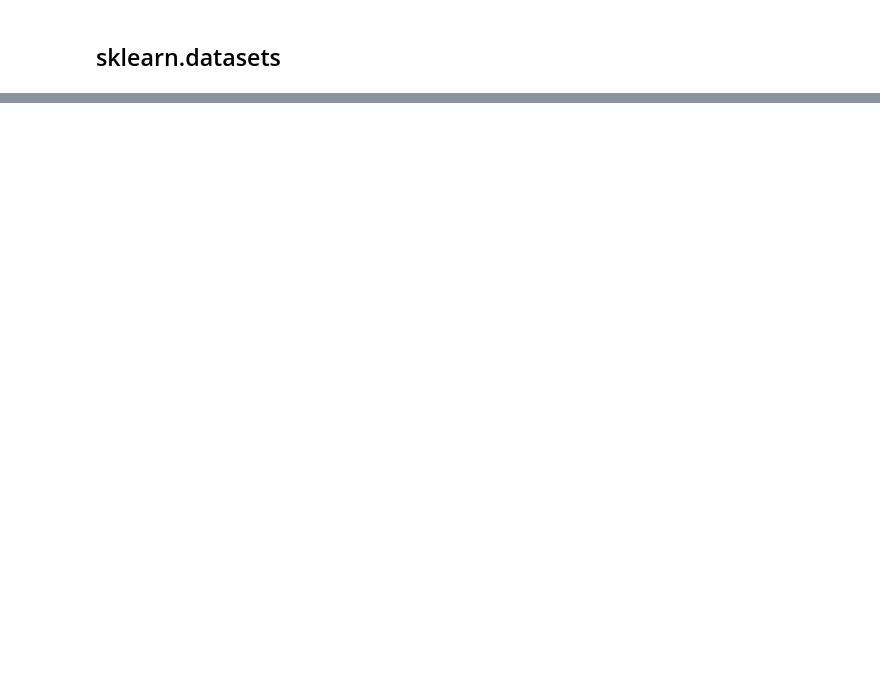
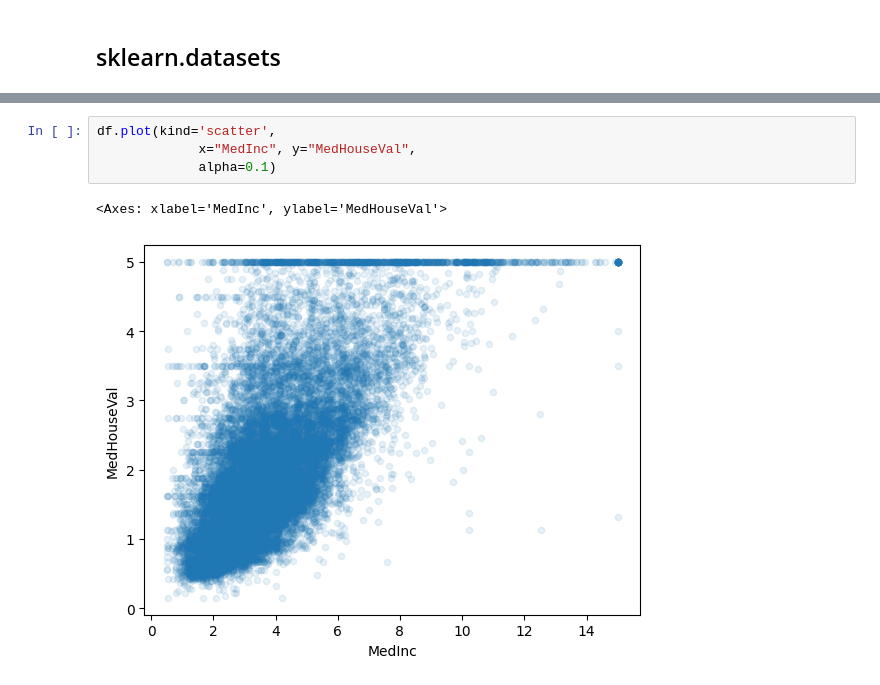
Before and after one commit to pablocurcodev/machine_learning, a Jupyter notebook: Datasets.ipynb, the cells around one changed output, grey strips where cells are left out. Cells and saved outputs as stored; diff of their text form; blank space fills up the shorter version.

```diff
--- a/Datasets.ipynb
+++ b/Datasets.ipynb
@@ -379,0 +391,7 @@ df.head()
+# %%
+df.plot(kind='scatter',
+             x="MedInc", y="MedHouseVal",
+             alpha=0.1)
+# %% [output]
+<Axes: xlabel='MedInc', ylabel='MedHouseVal'>
+[figure, added]
```
Also changed, not shown: parts of 22 cells of this notebook.
